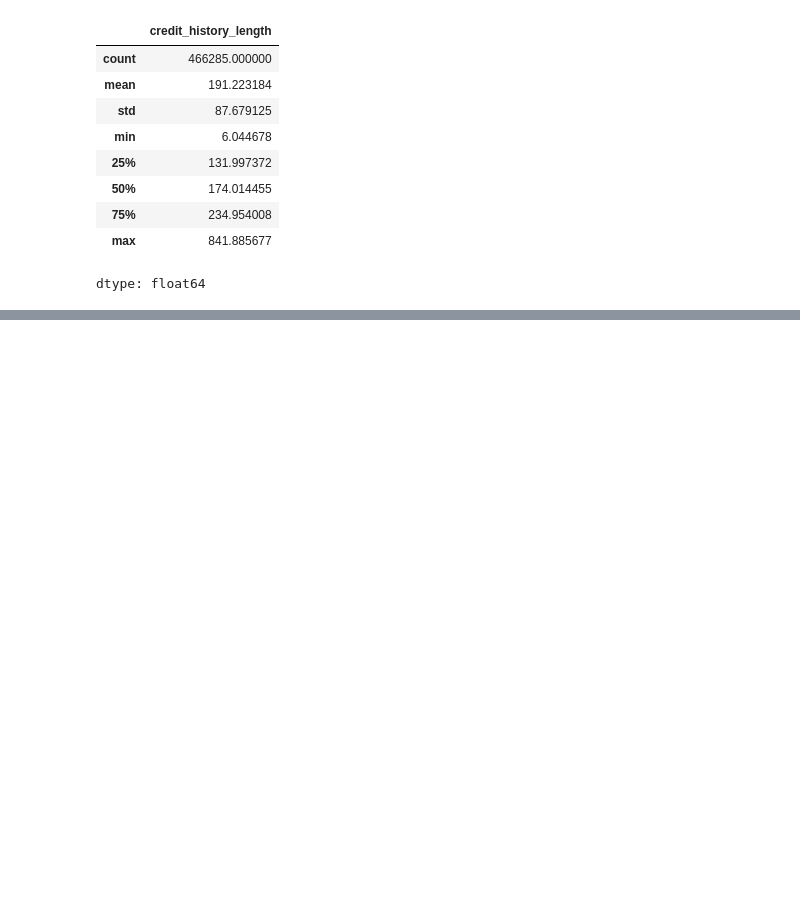
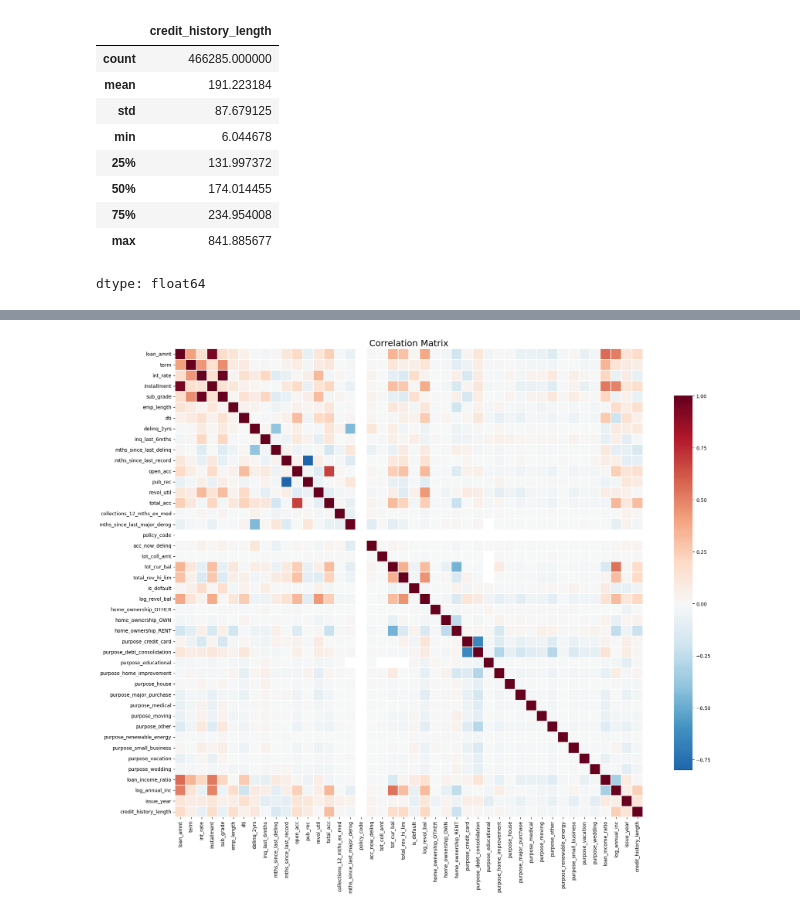
Before and after one commit to rfaoktvian/ChurnPrediction, a Jupyter notebook: notebooks/01_model_development.ipynb, the cells around one changed output, grey strips where cells are left out. Cells and saved outputs as stored; diff of their text form; code cells hidden in the pictures; blank space fills up the shorter version.

```diff
--- a/notebooks/01_model_development.ipynb
+++ b/notebooks/01_model_development.ipynb
@@ -877,3 +877,7 @@ df_prep['annual_inc'].describe()
 | 75% | 8.896000e+04 |
 | max | 7.500000e+06 |
 dtype: float64
+# %%
+df_prep['loan_income_ratio'] = (
+    df_prep['loan_amnt'] / df_prep['annual_inc']
+)
@@ -928,6 +941,8 @@ df['earliest_cr_line_dt'] = pd.to_datetime(
     df['earliest_cr_line'],
     format='%b-%y'
 )
+# %%
+df['issue_year'] = df['issue_d_dt'].dt.year
 # %%
 mask = df['earliest_cr_line_dt'] > df['issue_d_dt']
 
@@ -971,0 +1101,19 @@ df.shape
+# %%
+corr_matrix = df.corr(numeric_only=True)
+
+plt.figure(figsize=(20, 16))
+
+sns.heatmap(
+    corr_matrix,
+    cmap='RdBu_r',
+    center=0,
+    square=True,
+    linewidths=0.3,
+    cbar_kws={'shrink': 0.8}
+)
+
+plt.title('Correlation Matrix', fontsize=18)
+plt.tight_layout()
+plt.show()
+# %% [output]
+[figure, added]
```
Also changed, not shown: parts of 28 cells of this notebook.
